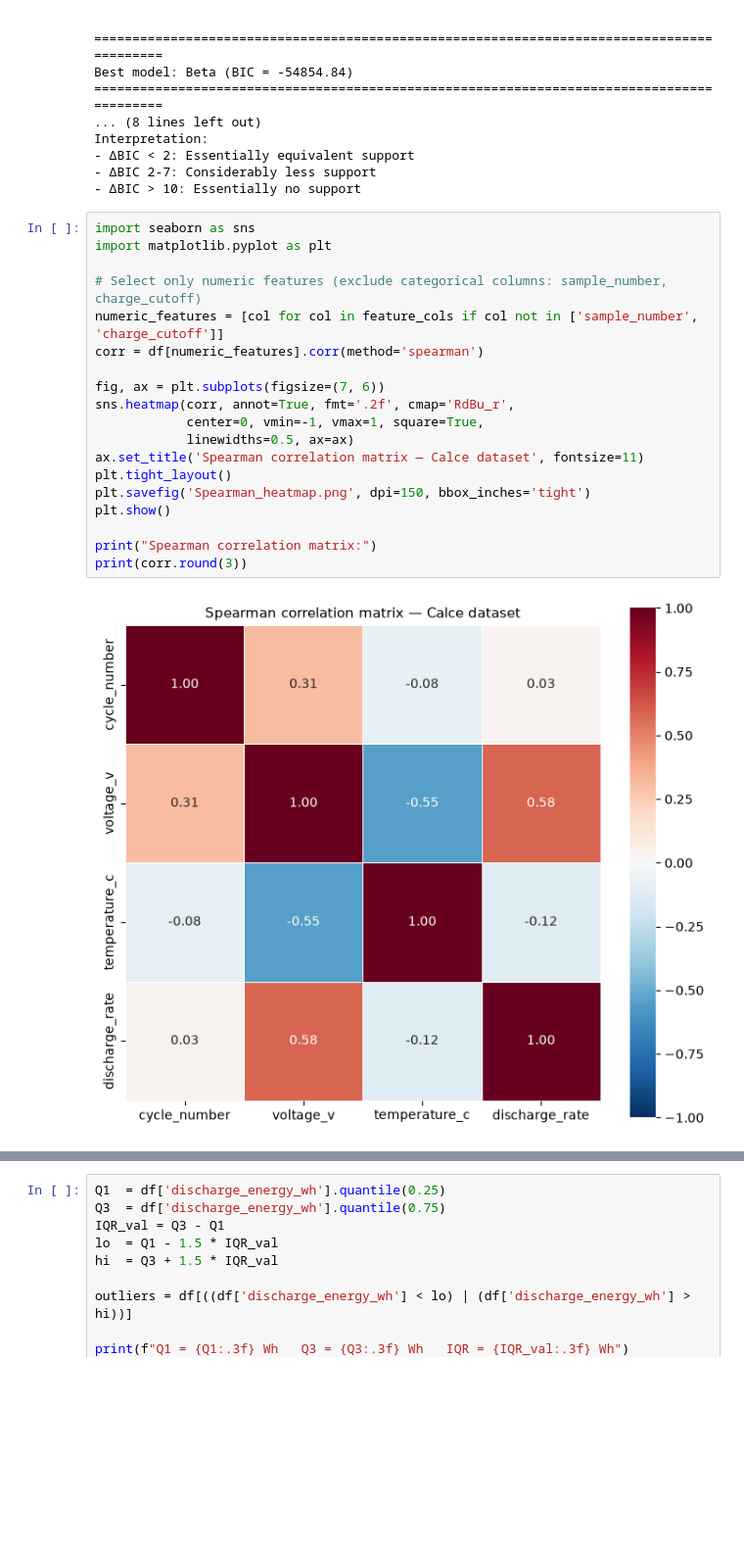
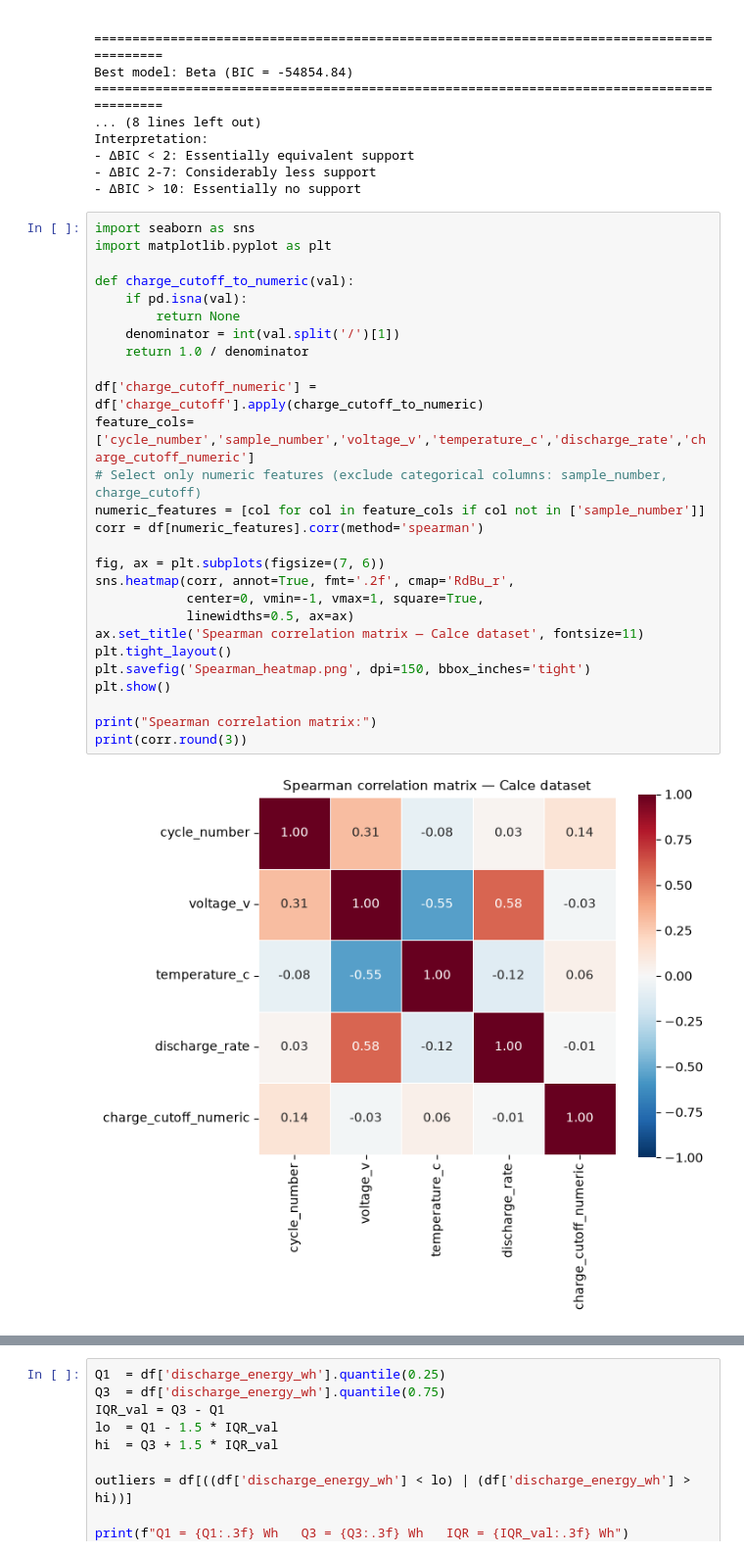
Before and after one commit to Tuggler/Tuggle_ML_Project, a Jupyter notebook: tuggle_final.ipynb, the cells around one changed output, grey strips where cells are left out. Shown at 98% size. Drawn from its saved outputs; the diff is of its cells as text; blank space fills up the shorter version.

```diff
--- a/tuggle_final.ipynb
+++ b/tuggle_final.ipynb
@@ -301,22 +301,30 @@ Interpretation:
 # %%
 import seaborn as sns
 import matplotlib.pyplot as plt
 
+def charge_cutoff_to_numeric(val):
+    if pd.isna(val):
+        return None
+    denominator = int(val.split('/')[1])
+    return 1.0 / denominator
+
+df['charge_cutoff_numeric'] = df['charge_cutoff'].apply(charge_cutoff_to_numeric)
+feature_cols=['cycle_number','sample_number','voltage_v','temperature_c','discharge_rate','charge_cutoff_numeric']
 # Select only numeric features (exclude categorical columns: sample_number, charge_cutoff)
-numeric_features = [col for col in feature_cols if col not in ['sample_number', 'charge_cutoff']]
+numeric_features = [col for col in feature_cols if col not in ['sample_number']]
 corr = df[numeric_features].corr(method='spearman')
 
 fig, ax = plt.subplots(figsize=(7, 6))
 sns.heatmap(corr, annot=True, fmt='.2f', cmap='RdBu_r',
             center=0, vmin=-1, vmax=1, square=True,
             linewidths=0.5, ax=ax)
 ax.set_title('Spearman correlation matrix — Calce dataset', fontsize=11)
 plt.tight_layout()
 plt.savefig('Spearman_heatmap.png', dpi=150, bbox_inches='tight')
 plt.show()
 
 print("Spearman correlation matrix:")
 print(corr.round(3))
 # %% [output]
-[figure, old version]
+[figure, new version]
 Spearman correlation matrix:
```
Also changed, not shown: parts of 6 cells of this notebook, 21 other files.
